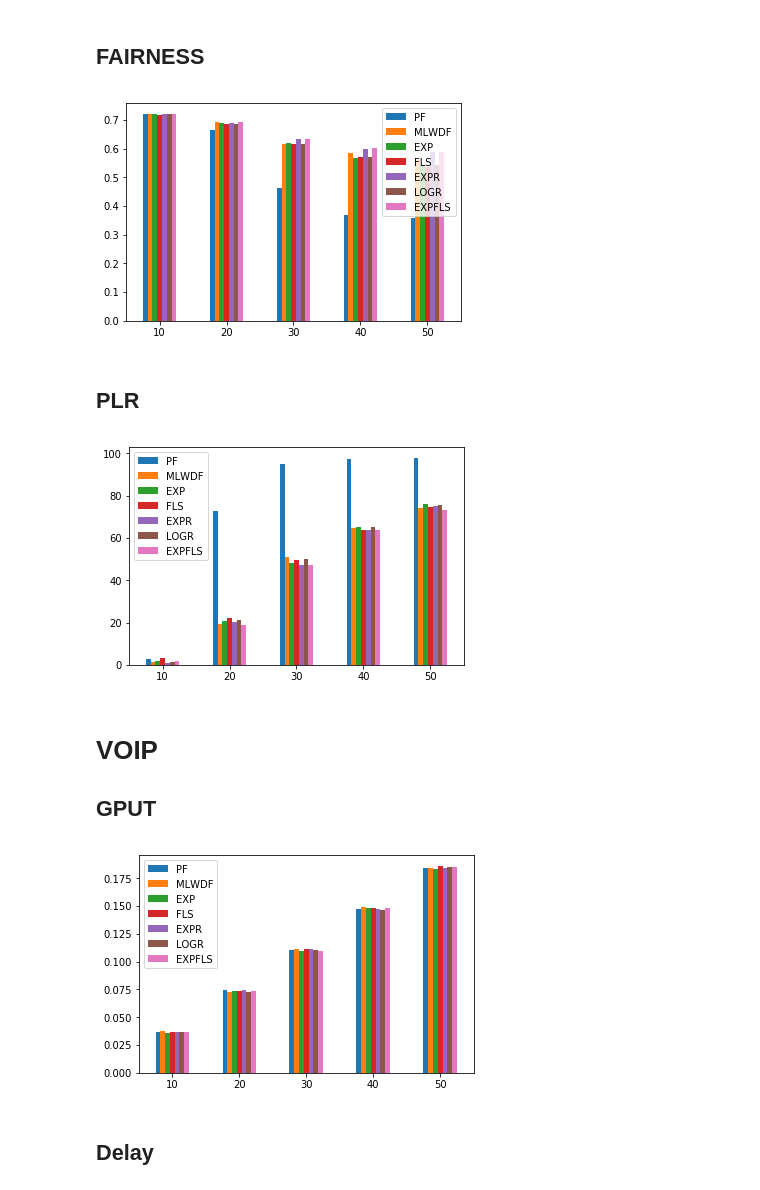
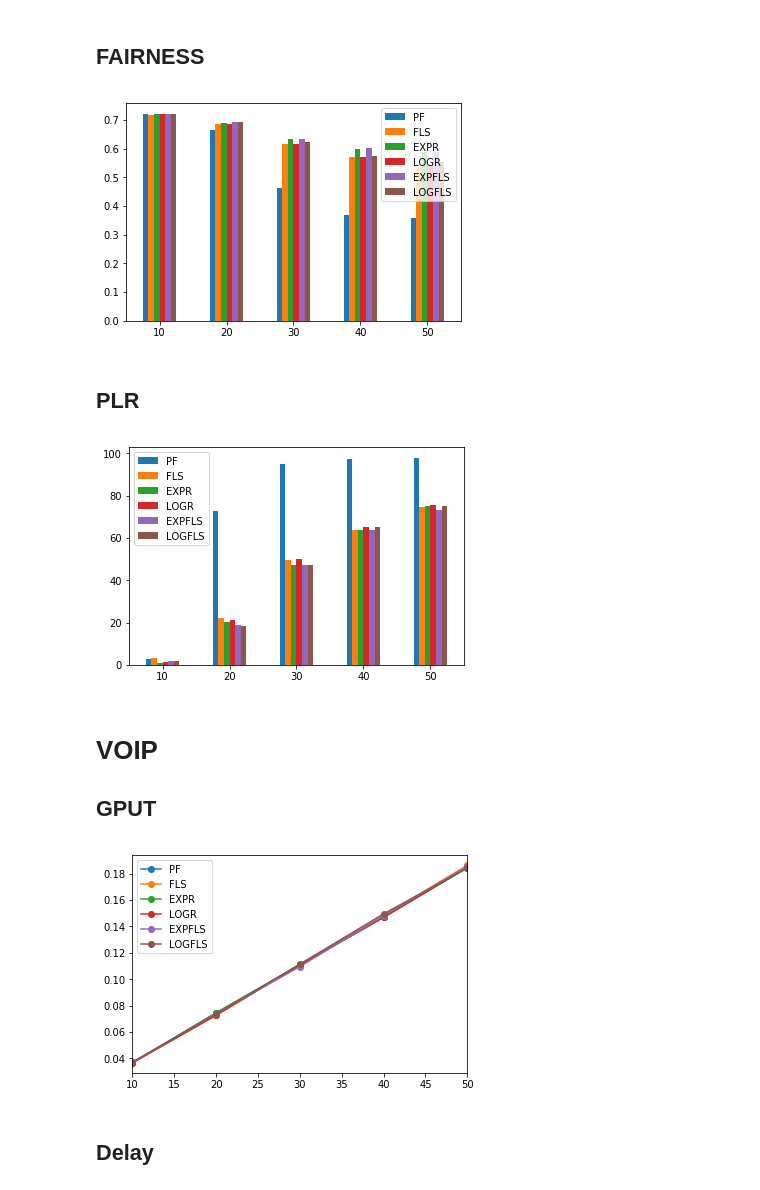
Before and after one commit to gdbranco/lte-sim-dev-new, a Jupyter notebook: myStuff/scripts/P100_0WebApp_ConstantPosition.ipynb, the cells around one changed output. Drawn from its saved outputs; the diff is of its cells as text; code cells hidden in the pictures.

```diff
--- a/myStuff/scripts/P100_0WebApp_ConstantPosition.ipynb
+++ b/myStuff/scripts/P100_0WebApp_ConstantPosition.ipynb
@@ -216,9 +216,11 @@ class LTEParser:
         return fairnessPerApp
 # %%
 base = "../../../Simulations/SingleCell/P100_0WebApp_ConstantPosition"
+graphicsbase = "./pdfs/P100_0WebApp_ConstantPosition/"
 ext = ".gz"
 until = 21
 users = 51
+scheds = 9
 files = {
          1: {
                 3: {10: [], 20: [], 30: [], 40: [], 50: [], 60: [], 70: [], 80: [], 90: [], 100: []},
@@ -253,9 +255,14 @@ files = {
                 3: {10: [], 20: [], 30: [], 40: [], 50: [], 60: [], 70: [], 80: [], 90: [], 100: []},
                 30: {10: [], 20: [], 30: [], 40: [], 50: [], 60: [], 70: [], 80: [], 90: [], 100: []},
                 120: {10: [], 20: [], 30: [], 40: [], 50: [], 60: [], 70: [], 80: [], 90: [], 100: []}
+             },
+        8: {
+                3: {10: [], 20: [], 30: [], 40: [], 50: [], 60: [], 70: [], 80: [], 90: [], 100: []},
+                30: {10: [], 20: [], 30: [], 40: [], 50: [], 60: [], 70: [], 80: [], 90: [], 100: []},
+                120: {10: [], 20: [], 30: [], 40: [], 50: [], 60: [], 70: [], 80: [], 90: [], 100: []}
              }
         }
-for sched in range(1,8):
+for sched in range(1,scheds):
     for ue in range(10, users, 10):
         for vel in [3]:
             for count in range(1,until):
@@ -366,7 +359,7 @@ Parsing file ...Done
 # VIDEO
 ## GPUT
 # %%
-MEGAVIDEO = {1: [], 2: [], 3: [], 4: [], 5: [], 6: [], 7: []}
-for sched in GPUTSVIDEO:
-    MEGAVIDEO[sched] = np.true_divide(GPUTSVIDEO[sched], 1e+6)
+MEGAVIDEO = {1: [], 2: [], 3: [], 4: [], 5: [], 6: [], 7: [], 8: []}
+for sched in metrics["VIDEO"]["GPUTS"]:
+    MEGAVIDEO[sched] = np.true_divide(metrics["VIDEO"]["GPUTS"][sched], 1e+6)
 # %%
@@ -432,43 +429,44 @@ fig.savefig("./pdfs/JitterVideo.pdf", bbox_inches='tight')
 # %% [markdown]
 ## FAIRNESS
 # %%
-dfFAIRVIDEO = pd.DataFrame({'PF': FAIRVIDEO[1], 'MLWDF': FAIRVIDEO[2], 'EXP': FAIRVIDEO[3],
-                            'FLS': FAIRVIDEO[4], 'EXPR': FAIRVIDEO[5], 'LOGR': FAIRVIDEO[6],
-                           'EXPFLS': FAIRVIDEO[7]},
+dfFAIRVIDEO = pd.DataFrame({'PF': metrics["VIDEO"]["FAIR"][1], 'FLS': metrics["VIDEO"]["FAIR"][4],
+                            'EXPR': metrics["VIDEO"]["FAIR"][5], 'LOGR': metrics["VIDEO"]["FAIR"][6],
+                            'EXPFLS': metrics["VIDEO"]["FAIR"][7], 'LOGFLS': metrics["VIDEO"]["FAIR"][8]},
                            index=[10,20,30,40,50])
 plot = dfFAIRVIDEO.plot.bar(rot=0)
 fig = plot.get_figure()
-fig.savefig("./pdfs/FairnessVideo.pdf", bbox_inches='tight')
+fig.savefig(graphicsbase + "FairnessVideo.pdf", bbox_inches='tight')
 # %% [output]
-[figure, old version]
+[figure, new version]
 # %% [markdown]
 ## PLR
 # %%
-dfPLRVIDEO = pd.DataFrame({'PF': PLRVIDEO[1], 'MLWDF': PLRVIDEO[2], 'EXP': PLRVIDEO[3],
-                            'FLS': PLRVIDEO[4], 'EXPR': PLRVIDEO[5], 'LOGR': PLRVIDEO[6],
-                          'EXPFLS': PLRVIDEO[7]},
+dfPLRVIDEO = pd.DataFrame({'PF': metrics["VIDEO"]["PLR"][1], 'FLS': metrics["VIDEO"]["PLR"][4],
+                           'EXPR': metrics["VIDEO"]["PLR"][5], 'LOGR': metrics["VIDEO"]["PLR"][6],
+                          'EXPFLS': metrics["VIDEO"]["PLR"][7], 'LOGFLS': metrics["VIDEO"]["PLR"][8]},
                            index=[10,20,30,40,50])
 plot = dfPLRVIDEO.plot.bar(rot=0)
 fig = plot.get_figure()
-fig.savefig("./pdfs/PacketLossVideo.pdf", bbox_inches='tight')
+fig.savefig(graphicsbase + "PacketLossVideo.pdf", bbox_inches='tight')
 # %% [output]
-[figure, old version]
+[figure, new version]
 # %% [markdown]
 # VOIP
 ## GPUT
 # %%
-MEGAVOIP = {1: [], 2: [], 3: [], 4: [], 5: [], 6: [], 7: []}
-for sched in GPUTSVOICE:
-    MEGAVOIP[sched] = np.true_divide(GPUTSVOICE[sched], 1e+6)
+MEGAVOIP = {1: [], 2: [], 3: [], 4: [], 5: [], 6: [], 7: [], 8: []}
+for sched in metrics['VOICE']['GPUTS']:
+    MEGAVOIP[sched] = np.true_divide(metrics['VOICE']['GPUTS'][sched], 1e+6)
 # %%
-dfGPUTVOICE = pd.DataFrame({'PF': MEGAVOIP[1], 'MLWDF': MEGAVOIP[2], 'EXP': MEGAVOIP[3],
-                       'FLS': MEGAVOIP[4], 'EXPR': MEGAVOIP[5], 'LOGR': MEGAVOIP[6], 'EXPFLS': MEGAVOIP[7]},
+dfGPUTVOICE = pd.DataFrame({'PF': MEGAVOIP[1], 'FLS': MEGAVOIP[4],
+                            'EXPR': MEGAVOIP[5], 'LOGR': MEGAVOIP[6],
+                            'EXPFLS': MEGAVOIP[7], 'LOGFLS': MEGAVOIP[8]},
                       index=[10,20,30,40,50])
-plot = dfGPUTVOICE.plot.bar(rot=0)
+plot = dfGPUTVOICE.plot(rot=0, marker='o')
 fig = plot.get_figure()
-fig.savefig("./pdfs/GPUTVoIP.pdf", bbox_inches='tight')
+fig.savefig(graphicsbase + "GPUTVoIP.pdf", bbox_inches='tight')
 # %% [output]
-[figure, old version]
+[figure, new version]
 # %% [markdown]
 ## Delay
 # %%
```
Also changed, not shown: parts of 13 cells of this notebook, 14 other files.
